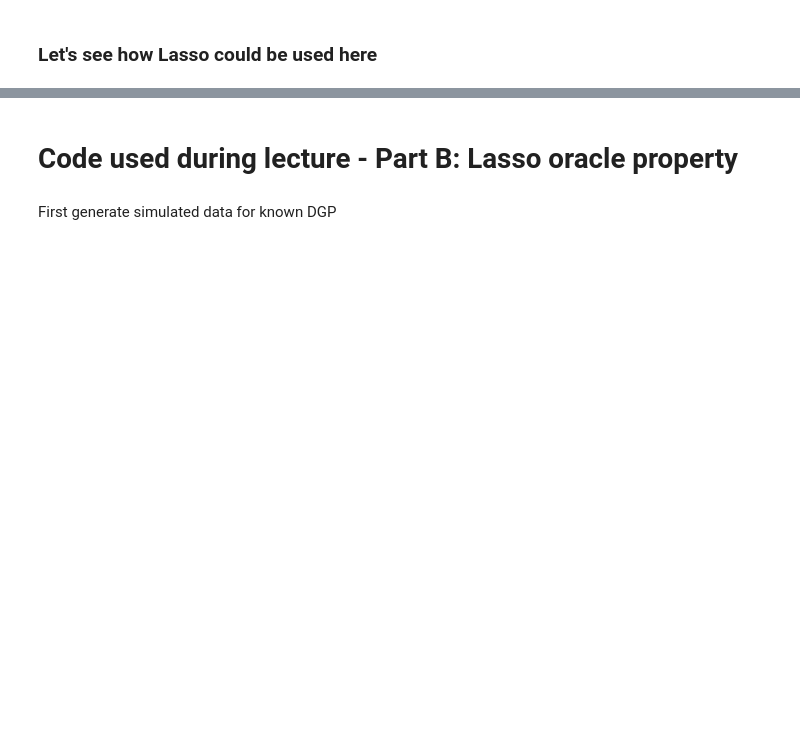
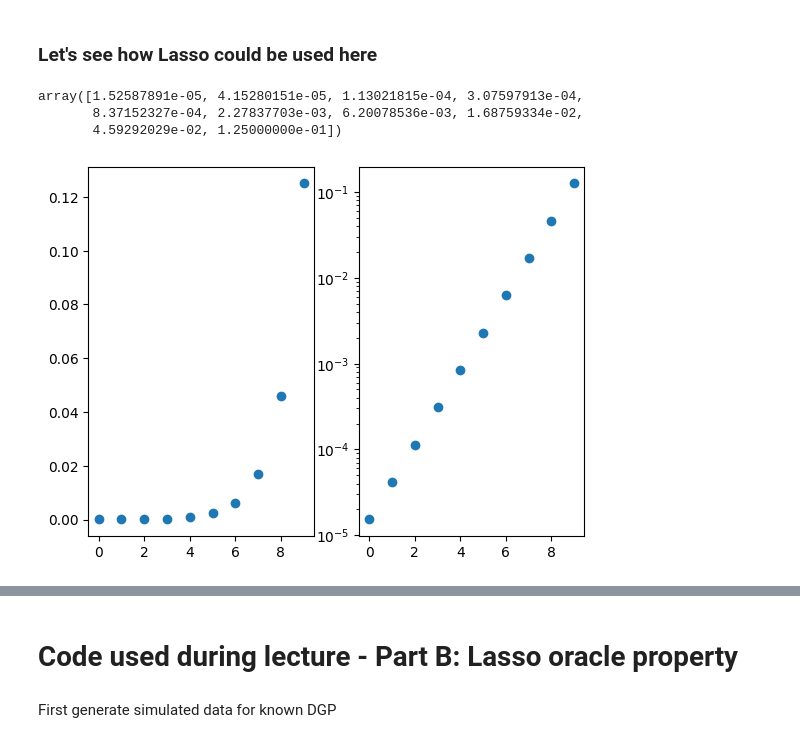
Before and after one commit to agpo-ilr-uni-bonn/PromotionskollegModule6800_2024, a Jupyter notebook: 6800_Day1.ipynb, the cells around one changed output, grey strips where cells are left out. Drawn from its saved outputs; the diff is of its cells as text; code cells hidden in the pictures; blank space fills up the shorter version.

Commit message:
- update naming alpha/lambda, update figures

```diff
--- a/6800_Day1.ipynb
+++ b/6800_Day1.ipynb
@@ -324,16 +431,22 @@ dctReplace = {f"x{i}":lstX[i] for i in range(0,10)}
 sCols = sCols.replace(dctReplace,regex=True)
 lstColNames = sCols
 # %%
-# Create a list with alpha (= lambda in the lecture) values that we want to test for our Lasso estimation
+# Create a list with lambda values that we want to test for our Lasso estimation
 # Note: np.logspace returns numbers spaced evenly on a log scale. The sequence
 #       starts at base ** start (base to the power of start) and ends with
 #       base ** stop (see endpoint below). https://numpy.org/doc/stable/reference/generated/numpy.logspace.html
-lstAlpha = np.logspace(start=-16, stop=-3, num = 10, base = 2)
-lstAlpha
+lstLambda = np.logspace(start=-16, stop=-3, num = 10, base = 2)
+lstLambda
+# %% [output]
+array([1.52587891e-05, 4.15280151e-05, 1.13021815e-04, 3.07597913e-04,
+       8.37152327e-04, 2.27837703e-03, 6.20078536e-03, 1.68759334e-02,
+       4.59292029e-02, 1.25000000e-01])
 # %%
 # Illustrate logspace
 fig, (ax1,ax2) = plt.subplots(1,2)
-ax1.plot(lstAlpha,"o")
-ax2.plot(lstAlpha,"o")
+ax1.plot(lstLambda,"o")
+ax2.plot(lstLambda,"o")
 ax2.set_yscale('log')
+# %% [output]
+[figure, added]
 # %%
```
Also changed, not shown: parts of 31 cells of this notebook.
